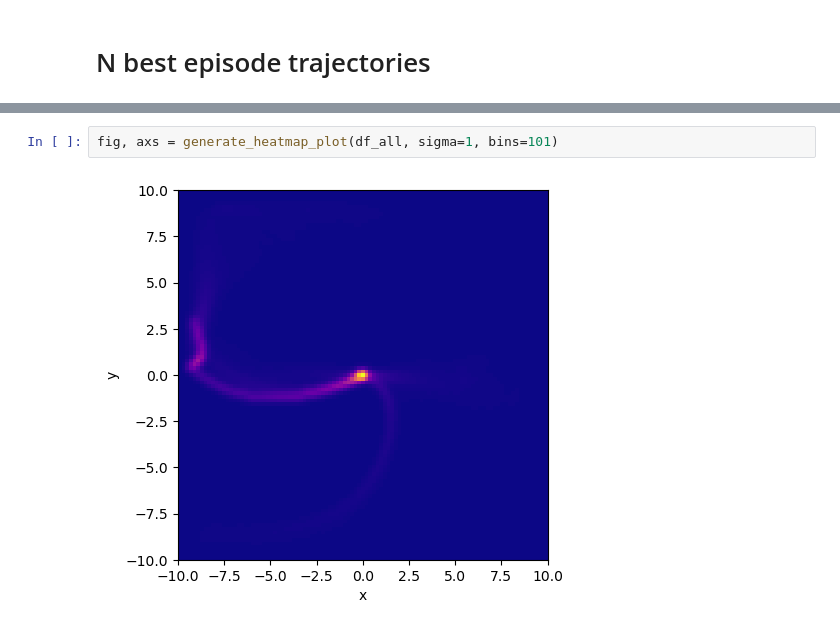
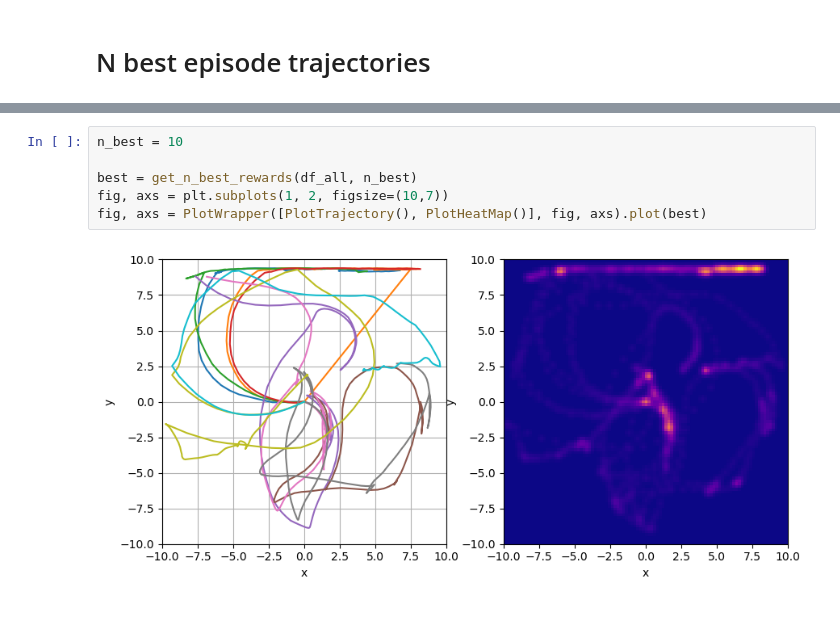
Before and after one commit to MeWoash/rl_project, a Jupyter notebook: src/example_analysis.ipynb, the cells around one changed output, grey strips where cells are left out. Cells and saved outputs as stored; diff of their text form.

```diff
--- a/src/example_analysis.ipynb
+++ b/src/example_analysis.ipynb
@@ -34,4 +17,8 @@ Text(0.5, 0.98, '10 best rewarded episodes')
-# %%
-fig, axs = generate_heatmap_plot(df_all, sigma=1, bins=101)
-# %% [output]
-[figure, removed]
+# %%
+n_best = 10
+
+best = get_n_best_rewards(df_all, n_best)
+fig, axs = plt.subplots(1, 2, figsize=(10,7))
+fig, axs = PlotWrapper([PlotTrajectory(), PlotHeatMap()], fig, axs).plot(best)
+# %% [output]
+[figure, added]
```
Also changed, not shown: parts of 3 cells of this notebook, 4 other files.
